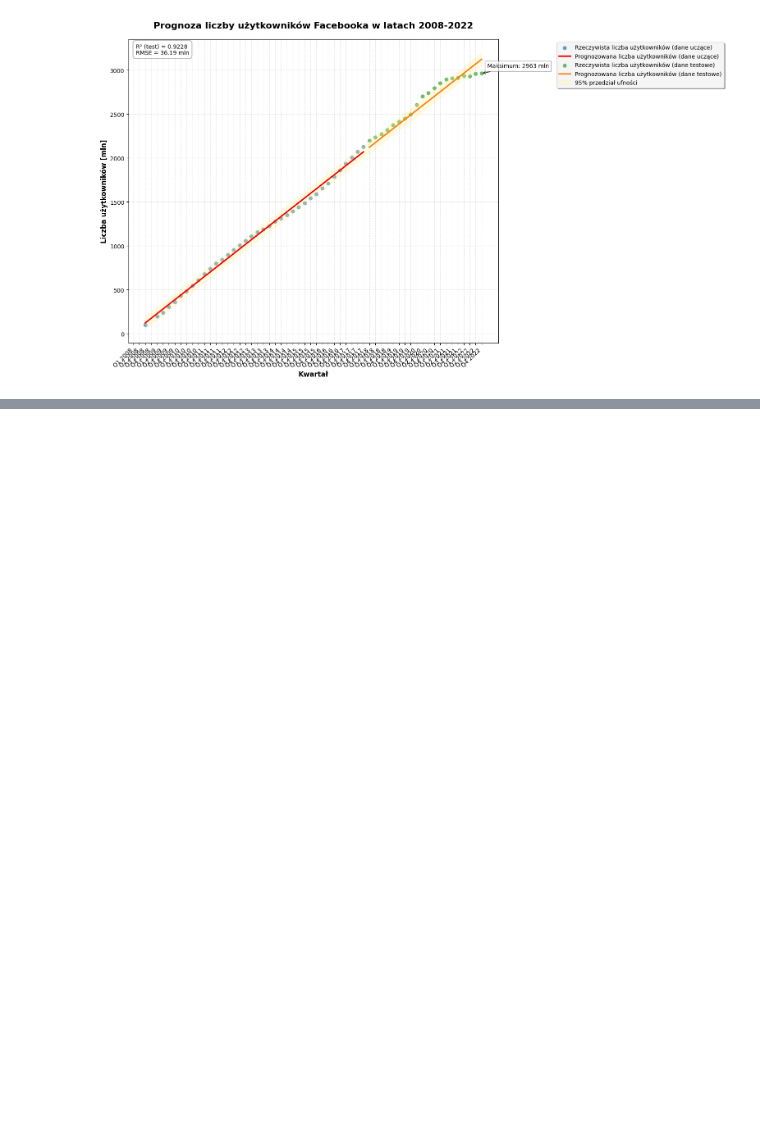
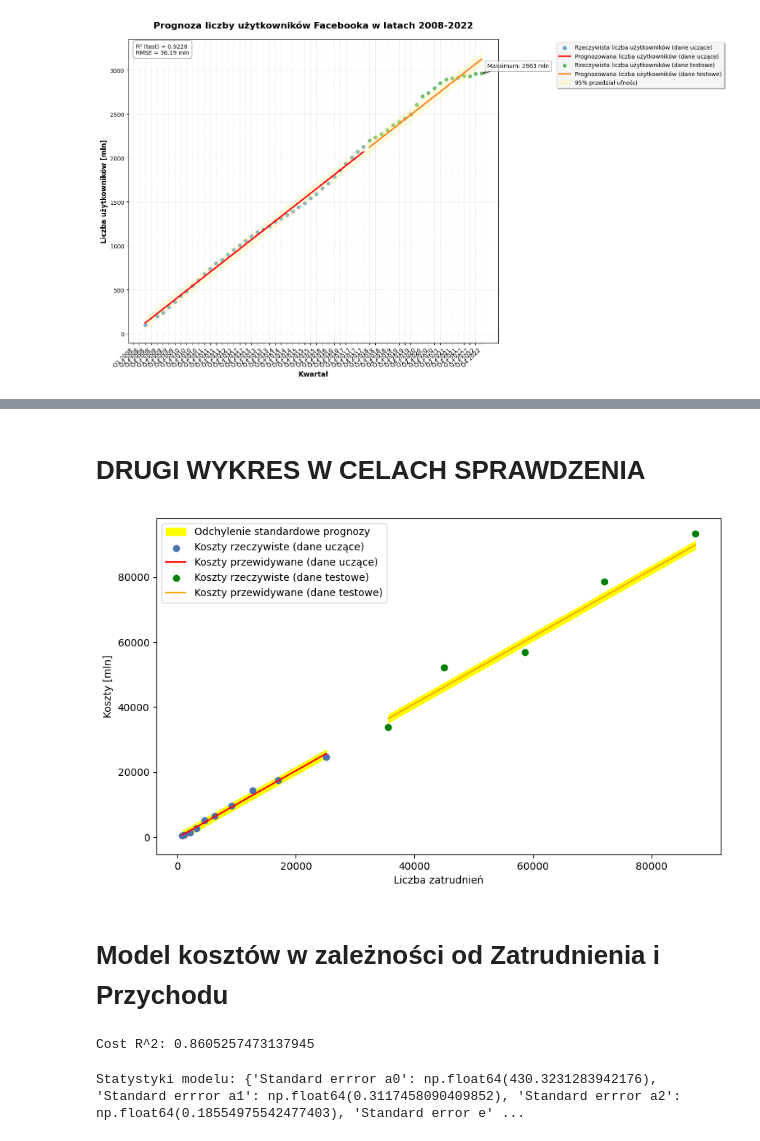
Before and after one commit to Floressek/MED, a Jupyter notebook: MED_LAB_1/Lab_1.ipynb, the cells around one changed output, grey strips where cells are left out. Cells and saved outputs as stored; diff of their text form; code cells hidden in the pictures; blank space fills up the shorter version.

Commit message:
Linear cost models - naniosę jeszcze poprawki

```diff
--- a/MED_LAB_1/Lab_1.ipynb
+++ b/MED_LAB_1/Lab_1.ipynb
@@ -388,0 +391,12 @@ plt.show()
+# %%
+X_train = fb_stats_y_df['Employment'].to_numpy().reshape(-1, 1)
+y_train = fb_stats_y_df['Costs'].to_numpy().reshape(-1, 1)
+X_test = fb_stats_y_test_df['Employment'].to_numpy().reshape(-1, 1)
+y_test = fb_stats_y_test_df['Costs'].to_numpy().reshape(-1, 1)
+
+linear_regression_cost = LinearRegression()
+linear_regression_cost.fit(X_train, y_train)
+print(linear_regression_cost)
+
+print(f'Cost R^2: {linear_regression_cost.score(X_test, y_test):}')
+print(f"Model: P = {linear_regression_cost.intercept_[0]:} + {linear_regression_cost.coef_[0][0]:} * X")
@@ -388,0 +507,42 @@ plt.show()
+# %% [markdown]
+# DRUGI WYKRES W CELACH SPRAWDZENIA
+# %%
+plt.figure(figsize=(10, 6))
+
+# Przedział ufności dla danych uczących
+plt.fill_between(X_train.reshape(-1),
+                 (train_predictions - confidence_interval).reshape(-1),
+                 (train_predictions + confidence_interval).reshape(-1),
+                 color='yellow', label='Odchylenie standardowe prognozy')
+
+# Przedział ufności dla danych testowych
+plt.fill_between(X_test.reshape(-1),
+                 (test_predictions - confidence_interval).reshape(-1),
+                 (test_predictions + confidence_interval).reshape(-1),
+                 color='yellow')
+
+# Punkty rzeczywistych kosztów dla danych treningowych
+plt.scatter(X_train, y_train, label="Koszty rzeczywiste (dane uczące)")
+
+# Linia przewidywanych kosztów dla danych treningowych
+plt.plot(X_train, train_predictions, label='Koszty przewidywane (dane uczące)', color='red')
+
+# Punkty rzeczywistych kosztów dla danych testowych
+plt.scatter(X_test, y_test, label="Koszty rzeczywiste (dane testowe)", color='green')
+
+# Linia przewidywanych kosztów dla danych testowych
+plt.plot(X_test, test_predictions, label='Koszty przewidywane (dane testowe)', color='orange')
+
+# Etykiety osi
+plt.ylabel('Koszty [mln]')
+plt.xlabel('Liczba zatrudnień')
+
+# Legenda
+plt.legend()
+
+# Wyświetlenie wykresu
+plt.show()
+# %% [output]
+[figure, added]
+# %% [markdown]
+# Model kosztów w zależności od Zatrudnienia i Przychodu
@@ -388,0 +559,25 @@ plt.show()
+# %%
+linear_reg_costs = LinearRegression()
+linear_reg_costs.fit(ZP_train, C_train)
+
+print(f'Cost R^2: {linear_reg_costs.score(ZP_test, C_test):}')
+# %% [output]
+Cost R^2: 0.8605257473137945
+# %%
+# Generowanie prognoz dla danych treningowych
+y_hat = linear_reg_costs.predict(ZP_train)
+
+# Rzeczywiste wartości kosztów (y_true)
+y_true = C_train
+
+# Macierz X dla funkcji `calculate_model_stats` - zawiera dane treningowe ZP_train
+# Ta funkcja sama doda kolumnę jedynek, więc ZP_train powinno mieć tylko zmienne objaśniające.
+X = ZP_train
+
+# Użycie funkcji calculate_model_stats
+stats = calculate_model_stats(y_hat, y_true, X)
+
+# Wyświetlenie wyników
+print("Statystyki modelu:", stats)
+# %% [output]
+Statystyki modelu: {'Standard errror a0': np.float64(430.3231283942176), 'Standard errror a1': np.float64(0.3117458090409852), 'Standard errror a2': np.float64(0.18554975542477403), 'Standard error e' ...
```
Also changed, not shown: parts of 9 cells of this notebook.
